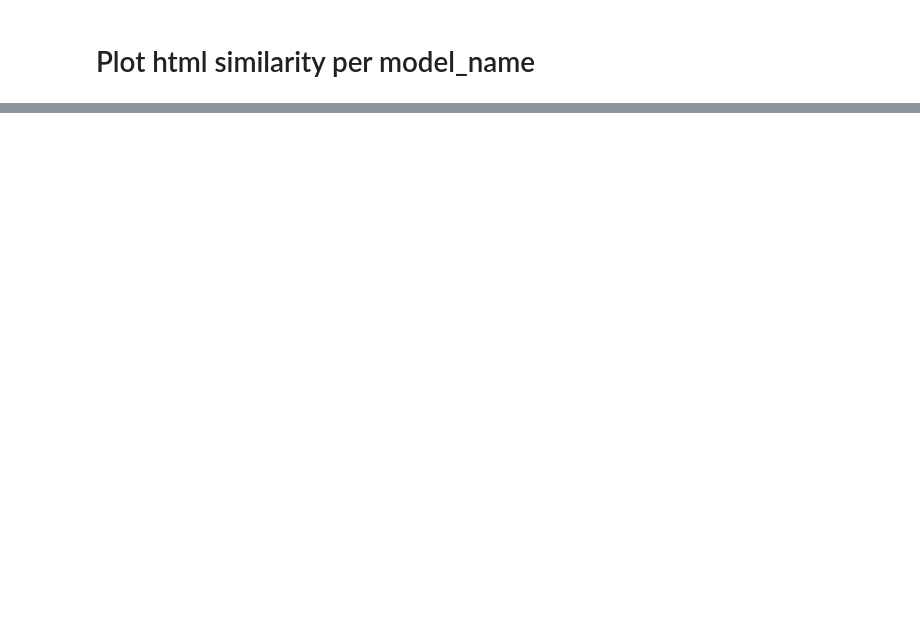
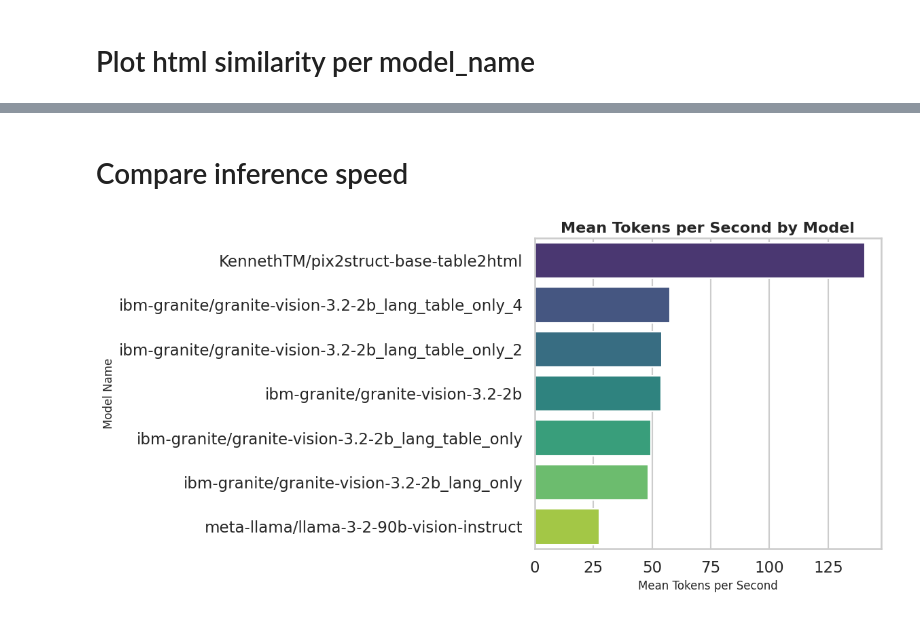
Before and after one commit to JulioSanchezD/TableVision2html, a Jupyter notebook: notebooks/evaluation.ipynb, the cells around one changed output, grey strips where cells are left out. Cells and saved outputs as stored; diff of their text form; code cells hidden in the pictures; blank space fills up the shorter version.

```diff
--- a/notebooks/evaluation.ipynb
+++ b/notebooks/evaluation.ipynb
@@ -128,0 +131,41 @@ plt.show()
+# %% [markdown]
+# Compare inference speed
+# %%
+processor = AutoProcessor.from_pretrained('ibm-granite/granite-vision-3.2-2b', use_fast=True).tokenizer
+results['output_tokens'] = results['model_prediction'].apply(
+    lambda x: len(processor.tokenize(x, add_special_tokens=False))
+)
+results['tokens_per_second'] = results['output_tokens']/results['execution_time']
+
+# Prepare and sort data
+mean_speed = (
+    results[['model_name', 'tokens_per_second']]
+    .groupby('model_name')
+    .mean()
+    .reset_index()
+    .sort_values('tokens_per_second', ascending=False)
+)
+
+# Set style
+sns.set_theme(style="whitegrid", context="talk")
+
+# Plot
+plt.figure(figsize=(12, 6))
+sns.barplot(
+    x='tokens_per_second',
+    y='model_name',
+    hue='model_name',            # Assign hue to enable palette
+    data=mean_speed,
+    palette='viridis',
+    dodge=False,
+    legend=False                 # Disable redundant legend
+)
+
+# Labels and formatting
+plt.title('Mean Tokens per Second by Model', fontsize=16, weight='bold')
+plt.xlabel('Mean Tokens per Second', fontsize=12)
+plt.ylabel('Model Name', fontsize=12)
+plt.tight_layout()
+plt.show()
+# %% [output]
+[figure, added]
```
Also changed, not shown: parts of 6 cells of this notebook, 10 other files.
